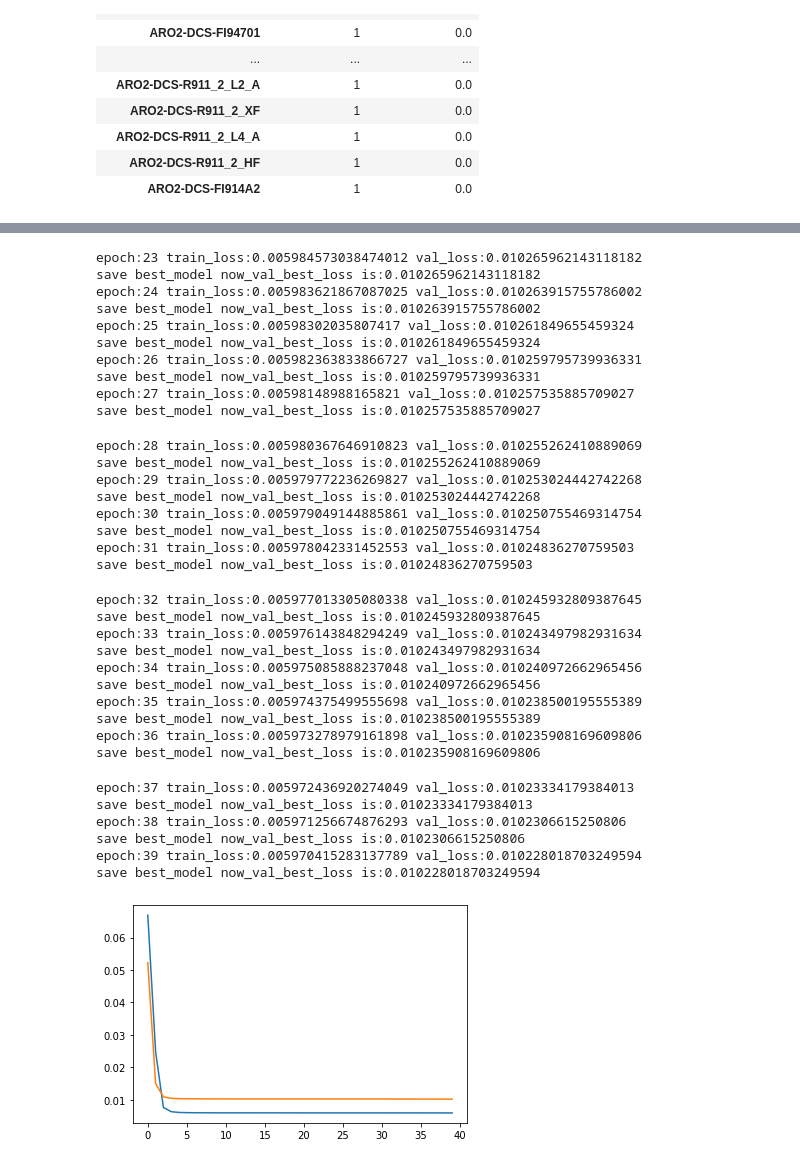
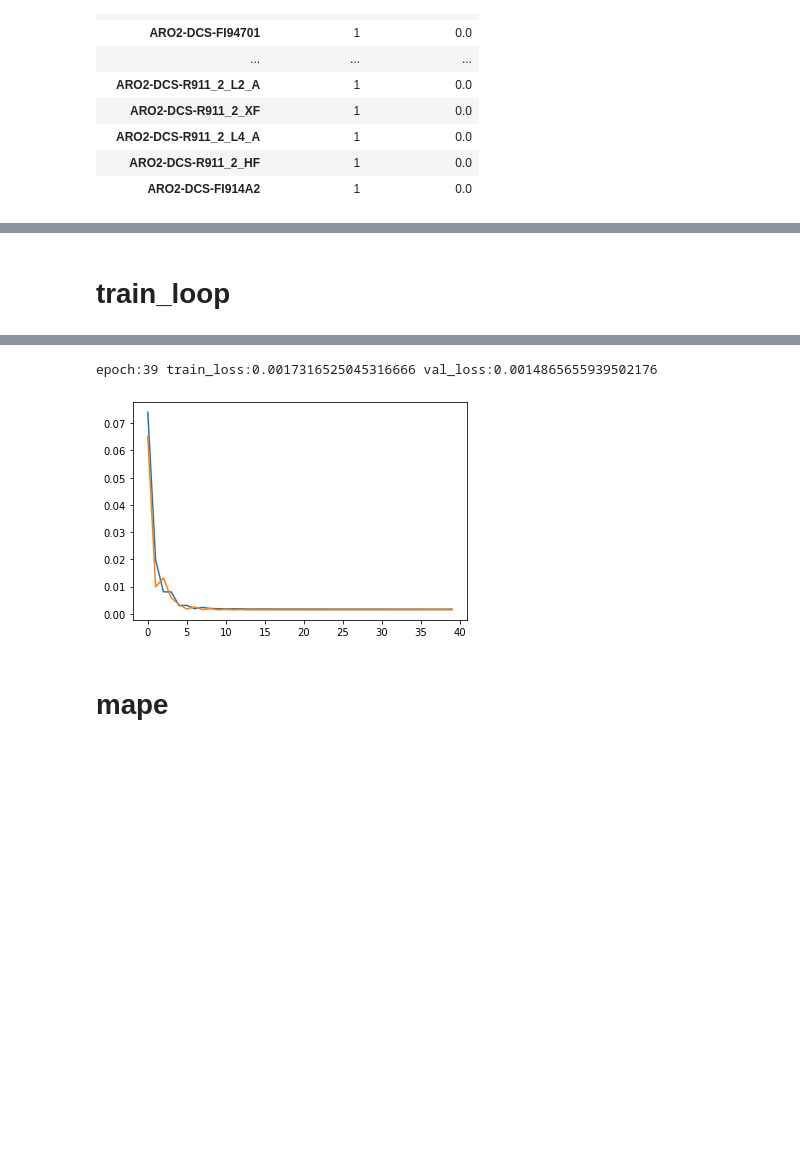
Before and after one commit to skywalker0803r/R911R912, a Jupyter notebook: notebook/EDA5.ipynb, the cells around one changed output, grey strips where cells are left out. Saved outputs shown, nothing was run; the diff lists cells and outputs as text; code cells hidden in the pictures; blank space fills up the shorter version.

```diff
--- a/notebook/EDA5.ipynb
+++ b/notebook/EDA5.ipynb
@@ -118,0 +151,17 @@ There are 19 columns that have missing values.
+# %%
+data = build_time_series_dataset(df.dropna(),x_col,y_col,n=24)
+def flatten_dataset(data):
+    b = data['X'].shape[0]
+    t = data['X'].shape[1]
+    f = data['X'].shape[2]
+    X = data['X'].reshape(b,t*f)
+    Y = data['Y']
+    X = pd.DataFrame(X,columns=['x'+str(i) for i in range(t*f)])#.join(pd.DataFrame(data['Y']))
+    Y = pd.DataFrame(Y,columns=['y'+str(i) for i in range(data['Y'].shape[1])])
+    df = X.join(Y)
+    x_col = X.columns
+    y_col = Y.columns
+    return df,x_col,y_col
+df,x_col,y_col = flatten_dataset(data)
+display(df.head())
+print(x_col,y_col)
@@ -118,0 +183,4 @@ There are 19 columns that have missing values.
+# %%
+for i in df.columns:
+    df[i] = pd.to_numeric(df[i],errors='coerce')
+df.isnull().sum().sum()
@@ -119,5 +191,8 @@ There are 19 columns that have missing values.
 # %%
-model = build_mlp(layers=[17,32,32,2],activation_function=nn.ReLU(),output_activation_function=nn.Sigmoid())
+model = build_mlp(
+    layers=[len(x_col),256,128,64,len(y_col)],
+    activation_function=nn.ReLU(),
+    output_activation_function=nn.Sigmoid())
 model
 # %% [output]
 Sequential(
@@ -130,7 +207 @@ Sequential(
 )
-# %%
-from sklearn.preprocessing import MinMaxScaler
-mmx = MinMaxScaler()
-df[:] = mmx.fit_transform(df[:])
-df = df.dropna()
-df.head()
@@ -144,9 +208,11 @@ df.head()
+# %% [markdown]
+# train_loop
 # %%
 import torch
 from tqdm import tqdm
 from copy import deepcopy
 import matplotlib.pyplot as plt
-train_loader,val_loader = df_2_torch_data_iter(df,x_col,y_col)
+train_loader,val_loader = df_2_torch_data_iter(df,x_col,y_col,batch_size=8)
 optimizer = torch.optim.Adam(model.parameters())
 device = 'cpu'
 loss_fn = nn.SmoothL1Loss()
@@ -204,38 +277,7 @@ save best_model now_val_best_loss is:0.01026788637197266
-epoch:23 train_loss:0.005984573038474012 val_loss:0.010265962143118182
-save best_model now_val_best_loss is:0.010265962143118182
-epoch:24 train_loss:0.005983621867087025 val_loss:0.010263915755786002
-save best_model now_val_best_loss is:0.010263915755786002
-epoch:25 train_loss:0.00598302035807417 val_loss:0.010261849655459324
-save best_model now_val_best_loss is:0.010261849655459324
-epoch:26 train_loss:0.005982363833866727 val_loss:0.010259795739936331
-save best_model now_val_best_loss is:0.010259795739936331
-epoch:27 train_loss:0.00598148988165821 val_loss:0.010257535885709027
-save best_model now_val_best_loss is:0.010257535885709027
+epoch:39 train_loss:0.0017316525045316666 val_loss:0.0014865655939502176
-epoch:28 train_loss:0.005980367646910823 val_loss:0.010255262410889069
-save best_model now_val_best_loss is:0.010255262410889069
-epoch:29 train_loss:0.005979772236269827 val_loss:0.010253024442742268
-save best_model now_val_best_loss is:0.010253024442742268
-epoch:30 train_loss:0.005979049144885861 val_loss:0.010250755469314754
-save best_model now_val_best_loss is:0.010250755469314754
-epoch:31 train_loss:0.005978042331452553 val_loss:0.01024836270759503
-save best_model now_val_best_loss is:0.01024836270759503
-epoch:32 train_loss:0.005977013305080338 val_loss:0.010245932809387645
-save best_model now_val_best_loss is:0.010245932809387645
-epoch:33 train_loss:0.005976143848294249 val_loss:0.010243497982931634
-save best_model now_val_best_loss is:0.010243497982931634
-epoch:34 train_loss:0.005975085888237048 val_loss:0.010240972662965456
-save best_model now_val_best_loss is:0.010240972662965456
-epoch:35 train_loss:0.005974375499555698 val_loss:0.010238500195555389
-save best_model now_val_best_loss is:0.010238500195555389
-epoch:36 train_loss:0.005973278979161898 val_loss:0.010235908169609806
-save best_model now_val_best_loss is:0.010235908169609806
-epoch:37 train_loss:0.005972436920274049 val_loss:0.01023334179384013
-save best_model now_val_best_loss is:0.01023334179384013
-epoch:38 train_loss:0.005971256674876293 val_loss:0.0102306615250806
-save best_model now_val_best_loss is:0.0102306615250806
-epoch:39 train_loss:0.005970415283137789 val_loss:0.010228018703249594
-save best_model now_val_best_loss is:0.010228018703249594
-[figure, old version]
+[figure, new version]
+# %% [markdown]
+# mape
 # %%
 def MAPE(Y_actual,Y_Predicted):
     mape = np.mean(np.abs((Y_actual - Y_Predicted)/Y_actual))*100
```
Also changed, not shown: parts of 15 cells of this notebook.
